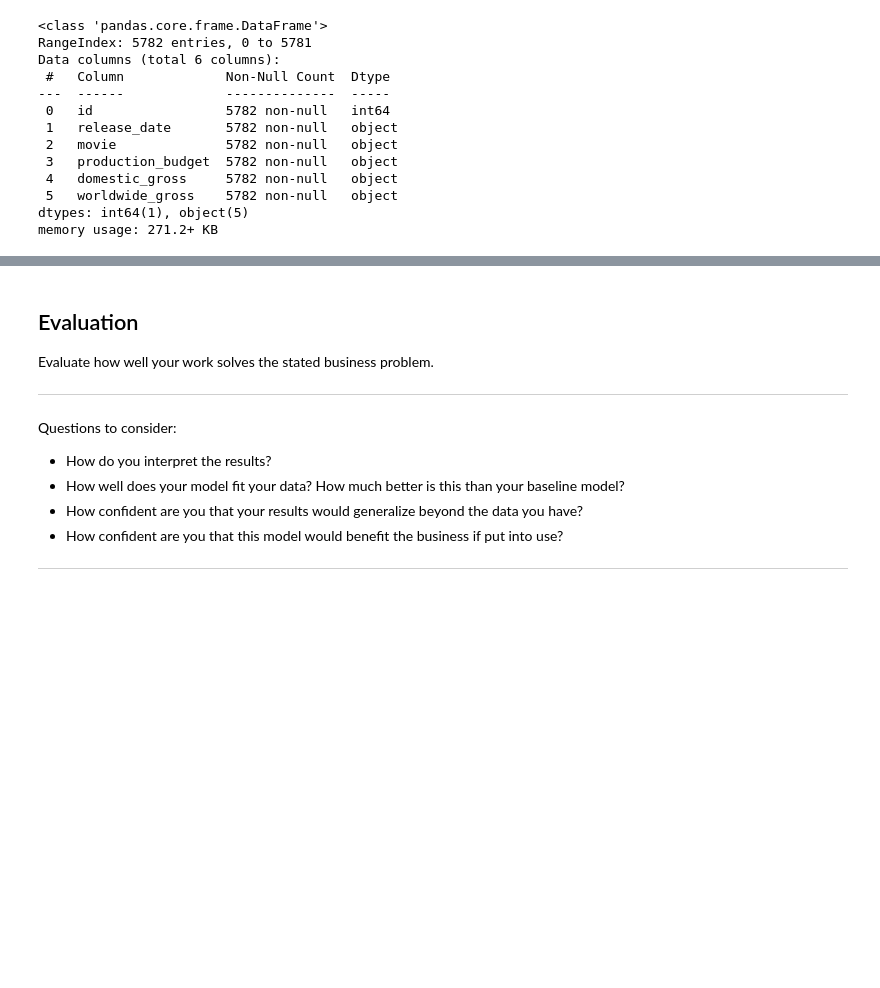
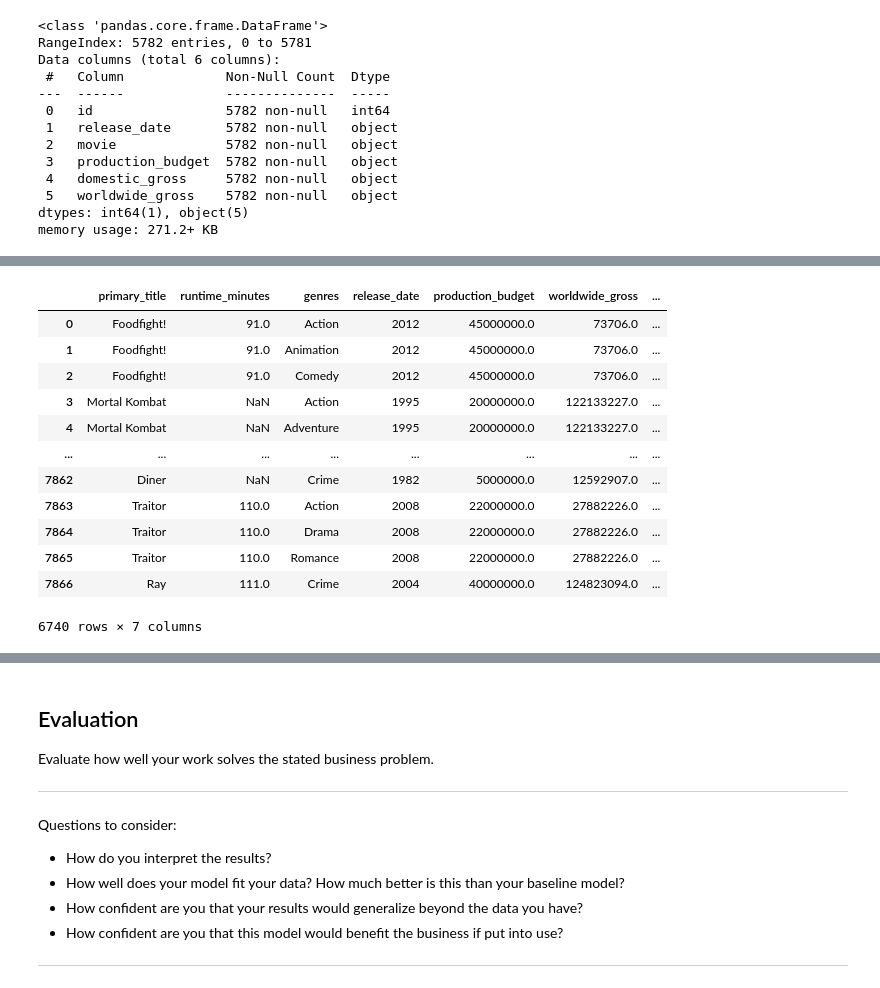
Before and after one commit to sierrajul/Microsoft-Movie-Analysis, a Jupyter notebook: dsc-phase1-project-template.ipynb, the cells around one changed output, grey strips where cells are left out. Cells and saved outputs as stored; diff of their text form; code cells hidden in the pictures; blank space fills up the shorter version.

```diff
--- a/dsc-phase1-project-template.ipynb
+++ b/dsc-phase1-project-template.ipynb
@@ -301,0 +180,5 @@ fig.set_size_inches(10,10)
+# %%
+# split multiple genres into individual rows
+df['genres'] = df['genres'].str.strip().str.split(',')
+df = df.explode('genres').reset_index(drop=True)
+df
@@ -301,0 +199,4 @@ fig.set_size_inches(10,10)
+# %%
+# drop movies missing genre
+df.dropna(axis=0, subset=['genres'], inplace=True)
+df
@@ -301,0 +238,11 @@ fig.set_size_inches(10,10)
+# %%
+# drop genres with movie counts under 100
+df.drop(df.index[df['genres'] == 'News'], inplace=True)
+df.drop(df.index[df['genres'] == 'History'], inplace=True)
+df.drop(df.index[df['genres'] == 'Music'], inplace=True)
+df.drop(df.index[df['genres'] == 'Sport'], inplace=True)
+df.drop(df.index[df['genres'] == 'War'], inplace=True)
+df.drop(df.index[df['genres'] == 'Musical'], inplace=True)
+df.drop(df.index[df['genres'] == 'Western'], inplace=True)
+df.drop(df.index[df['genres'] == 'Reality-TV'], inplace=True)
+df
@@ -301,0 +280,4 @@ fig.set_size_inches(10,10)
+# %%
+# remove movies missing worldwide_gross data
+df = df[~(df['worldwide_gross']==0)]
+df
@@ -301,0 +298,18 @@ fig.set_size_inches(10,10)
+# %%
+#adjust production budget for inflation to 2021
+df['adjusted_budget'] = df.apply(lambda x: cpi.inflate(x.production_budget, x.release_date), axis=1)
+df
+# %% [output]
+|  | primary_title | runtime_minutes | genres | release_date | production_budget | worldwide_gross | ... |
+| 0 | Foodfight! | 91.0 | Action | 2012 | 45000000.0 | 73706.0 | ... |
+| 1 | Foodfight! | 91.0 | Animation | 2012 | 45000000.0 | 73706.0 | ... |
+| 2 | Foodfight! | 91.0 | Comedy | 2012 | 45000000.0 | 73706.0 | ... |
+| 3 | Mortal Kombat | NaN | Action | 1995 | 20000000.0 | 122133227.0 | ... |
+| 4 | Mortal Kombat | NaN | Adventure | 1995 | 20000000.0 | 122133227.0 | ... |
+| ... | ... | ... | ... | ... | ... | ... | ... |
+| 7862 | Diner | NaN | Crime | 1982 | 5000000.0 | 12592907.0 | ... |
+| 7863 | Traitor | 110.0 | Action | 2008 | 22000000.0 | 27882226.0 | ... |
+| 7864 | Traitor | 110.0 | Drama | 2008 | 22000000.0 | 27882226.0 | ... |
+| 7865 | Traitor | 110.0 | Romance | 2008 | 22000000.0 | 27882226.0 | ... |
+| 7866 | Ray | 111.0 | Crime | 2004 | 40000000.0 | 124823094.0 | ... |
+6740 rows × 7 columns
```
Also changed, not shown: parts of 51 cells of this notebook.
